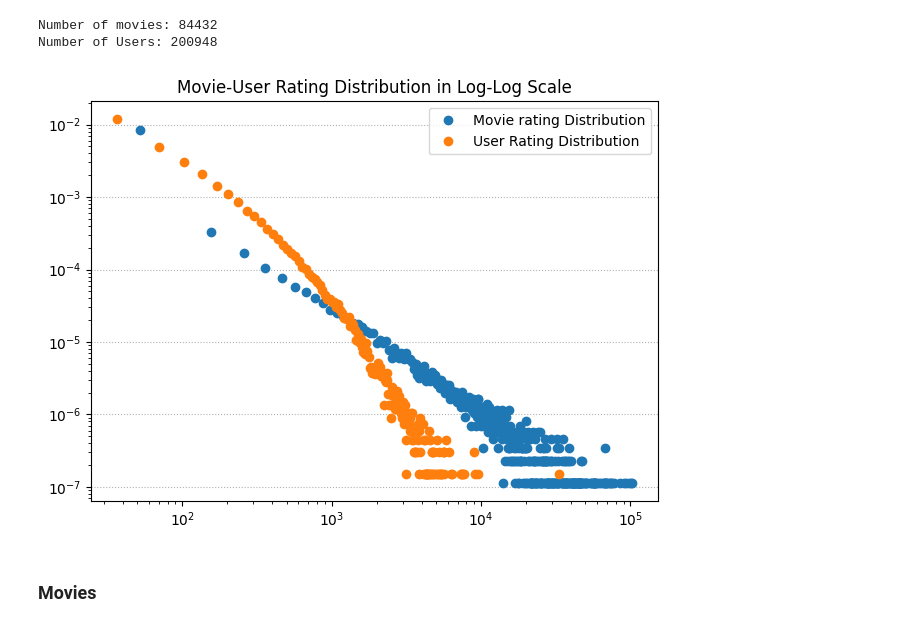
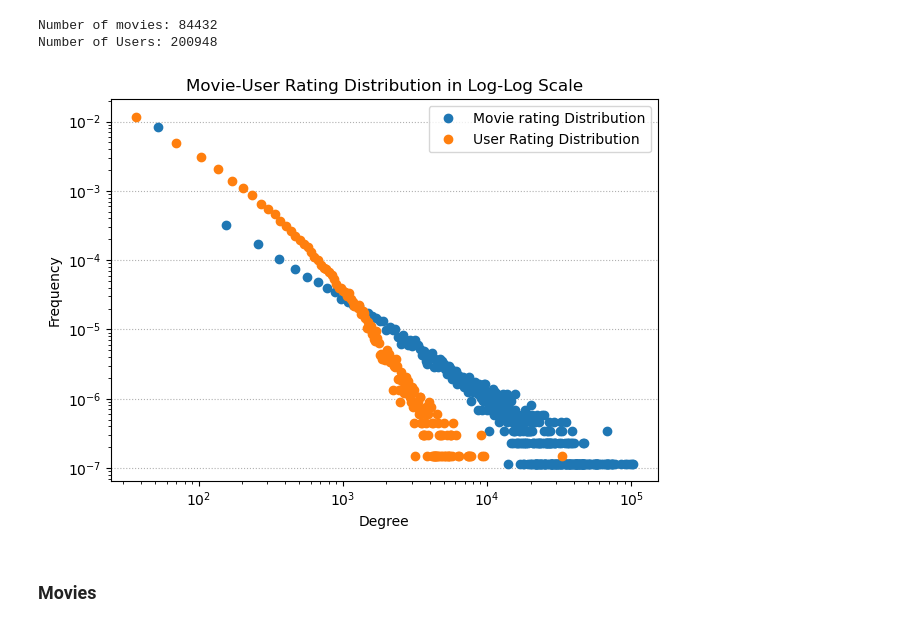
Before and after one commit to Toavina00/Recommender-system, a Jupyter notebook: notebooks/exploration.ipynb, the cells around one changed output. Cells and saved outputs as stored; diff of their text form; code cells hidden in the pictures.

Commit message:
update plots

```diff
--- a/notebooks/exploration.ipynb
+++ b/notebooks/exploration.ipynb
@@ -55,23 +55,25 @@ Number of Users: 200948
 # %%
 m_hist, m_points = np.histogram(rating.movieId.value_counts(), bins=1000, density=True)
 m_points = (m_points[:-1] + m_points[1:]) / 2
 
 u_hist, u_points = np.histogram(rating.userId.value_counts(), bins=1000, density=True)
 u_points = (u_points[:-1] + u_points[1:]) / 2
 
 plt.plot(m_points, m_hist, "o", label="Movie rating Distribution")
 plt.plot(u_points, u_hist, "o", label="User Rating Distribution")
+plt.xlabel("Degree")
+plt.ylabel("Frequency")
 plt.xscale("log")
 plt.yscale("log")
 plt.grid(True, linestyle=':', axis="y")
 
 plt.title("Movie-User Rating Distribution in Log-Log Scale")
 plt.legend()
 plt.tight_layout()
 plt.savefig("../artifacts/plot/power_law.svg", format="svg")
 plt.show()
 # %% [output]
-[figure, old version]
+[figure, new version]
 # %% [markdown]
 ### Movies
 # %%
```
Also changed, not shown: 3 other files.
